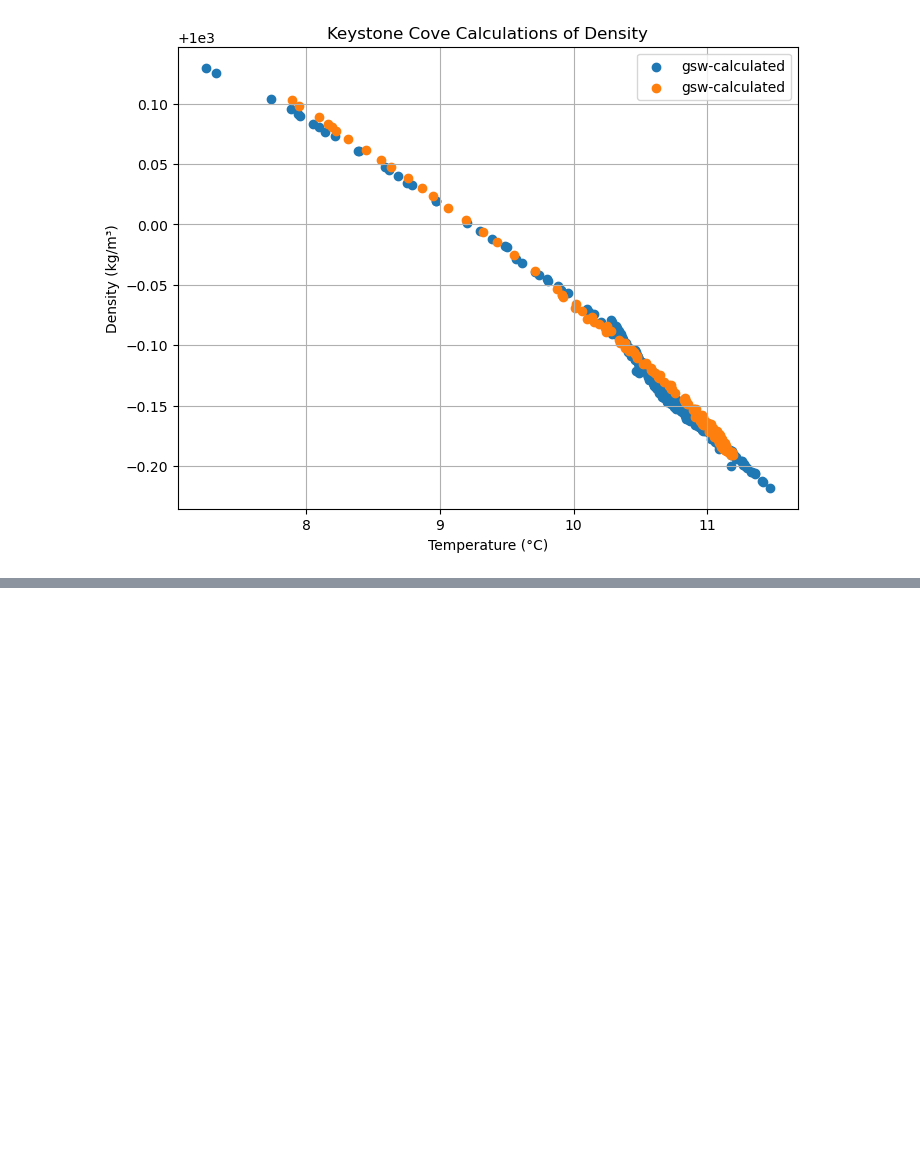
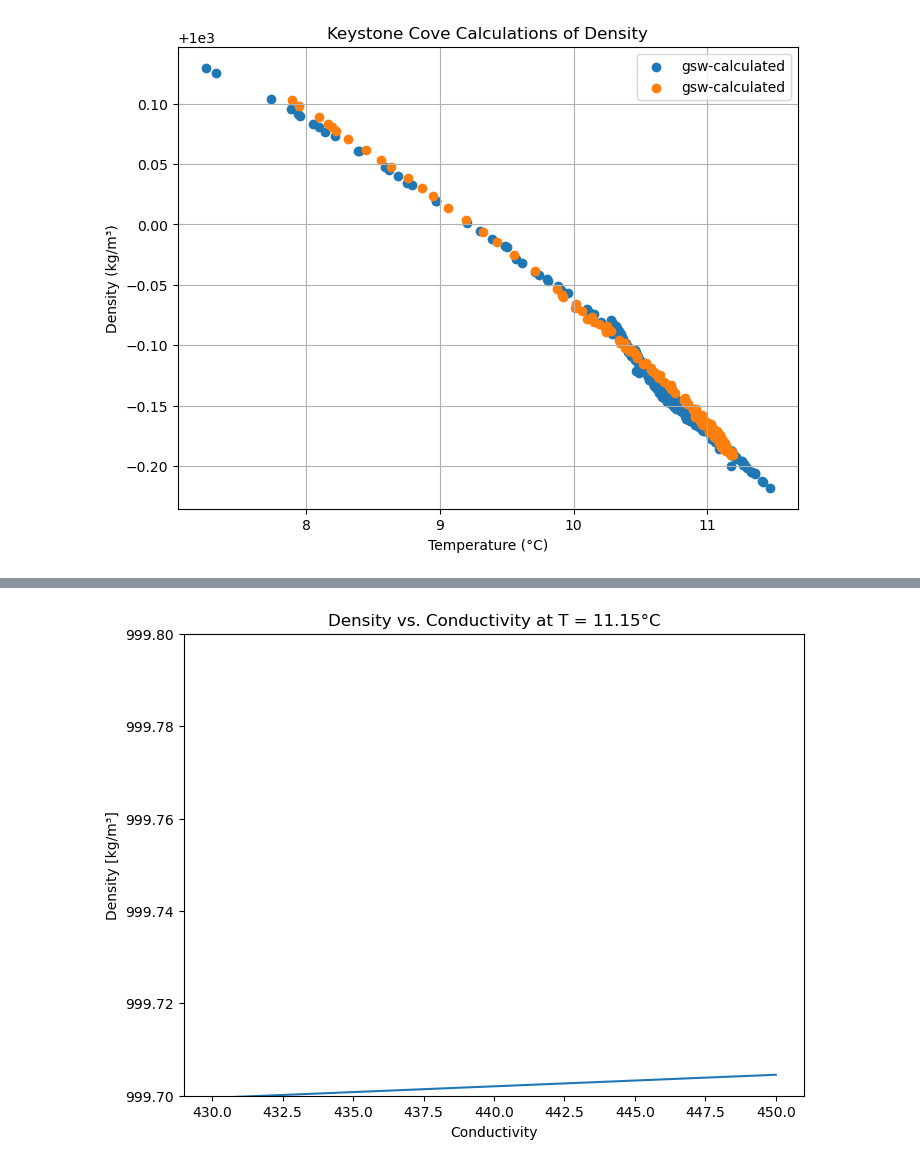
Before and after one commit to katgonza/BOAT, a Jupyter notebook: notebooks/EOS-2.ipynb, the cells around one changed output, grey strips where cells are left out. Drawn from its saved outputs; the diff is of its cells as text; code cells hidden in the pictures; blank space fills up the shorter version.

```diff
--- a/notebooks/EOS-2.ipynb
+++ b/notebooks/EOS-2.ipynb
@@ -123,0 +199,24 @@ plt.show()
+# %%
+constant_temp = 11.15  # Scalar temp
+sp_c_vals = np.linspace(430, 450, 100)
+rho = freshwater_density(constant_temp, sp_c_vals)
+
+fig, ax = plt.subplots(figsize=(8, 6))
+ax.plot(sp_c_vals, rho)
+
+ax.xaxis.set_major_formatter(mticker.ScalarFormatter(useMathText=False))
+ax.xaxis.get_major_formatter().set_useOffset(False)
+
+ax.yaxis.set_major_formatter(mticker.ScalarFormatter(useMathText=False))
+ax.yaxis.get_major_formatter().set_useOffset(False)
+
+ax.set_ylabel('Density [kg/m³]')
+ax.set_xlabel('Conductivity')
+
+#ax.set_ylim(999.7, 1000.3)
+ax.set_ylim(999.7, 999.8)
+
+ax.set_title('Density vs. Conductivity at T = 11.15°C')
+plt.show()
+# %% [output]
+[figure, added]
```
Also changed, not shown: parts of 15 cells of this notebook, 1 other file.
